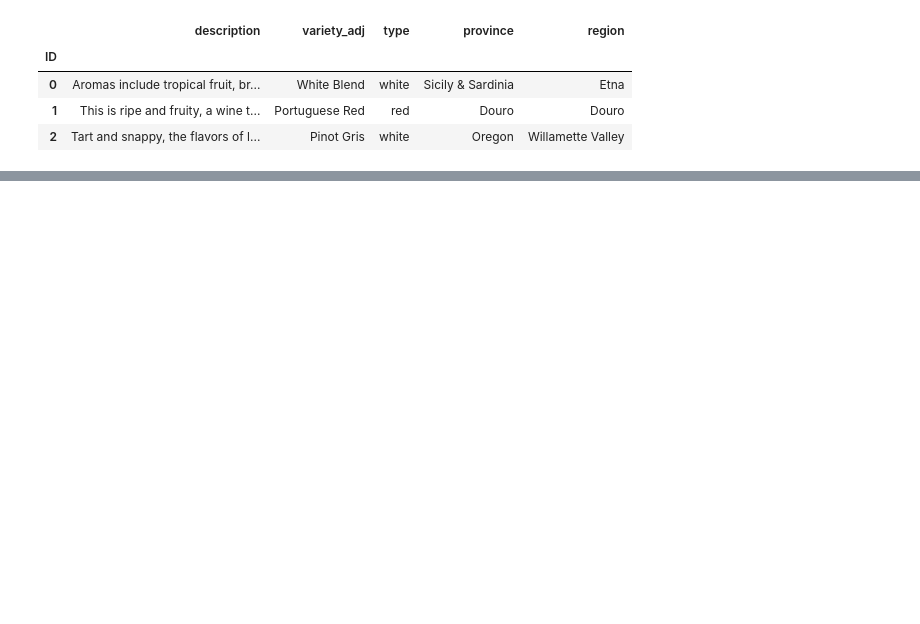
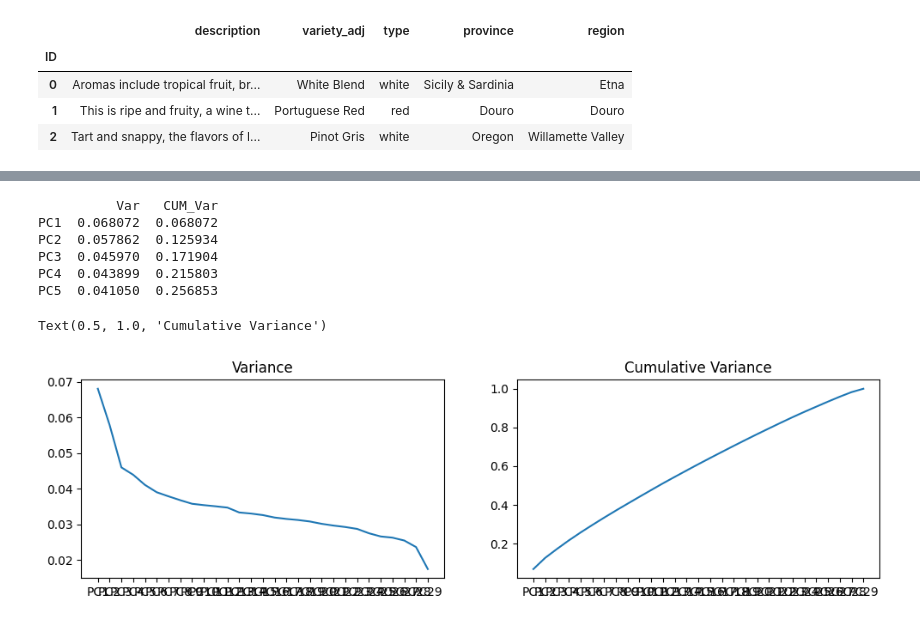
Before and after one commit to fmdalcin/WineGen_old, a Jupyter notebook: notebooks/NLP_WineDescription.ipynb, the cells around one changed output, grey strips where cells are left out. Drawn from its saved outputs; the diff is of its cells as text; code cells hidden in the pictures; blank space fills up the shorter version.

```diff
--- a/notebooks/NLP_WineDescription.ipynb
+++ b/notebooks/NLP_WineDescription.ipynb
@@ -196,0 +676,6 @@ y = df['type']
+# %%
+pca = PCA()
+pca.fit(pca_tokens_rose)
+pca_tokens_rose = pca.transform(pca_tokens_rose)
+pca_tokens_rose = pd.DataFrame(pca_tokens_rose, columns=[f'PC{i}' for i in range(1, tfidf_tokens_rose.shape[1]+1)])
+pca_tokens_rose.tail(3)
@@ -196,0 +688,26 @@ y = df['type']
+# %%
+var_expl = pca.explained_variance_ratio_
+cum_var_expl = []
+var = 0
+for pc in var_expl:
+    var = var + pc
+    cum_var_expl.append(var)
+#print(cum_var_expl)
+pca_var = {'Var': list(var_expl), 'CUM_Var': cum_var_expl}
+pca_var = pd.DataFrame(pca_var).set_index(pca_tokens_rose.columns)
+print(pca_var.head())
+
+fig, (ax1, ax2) = plt.subplots(1, 2, figsize=(12, 3))
+ax1.plot(pca_var['Var'])
+ax1.set_title('Variance')
+ax2.plot(pca_var['CUM_Var'])
+ax2.set_title('Cumulative Variance')
+# %% [output]
+          Var   CUM_Var
+PC1  0.068072  0.068072
+PC2  0.057862  0.125934
+PC3  0.045970  0.171904
+PC4  0.043899  0.215803
+PC5  0.041050  0.256853
+Text(0.5, 1.0, 'Cumulative Variance')
+[figure, added]
```
Also changed, not shown: parts of 78 cells of this notebook.
